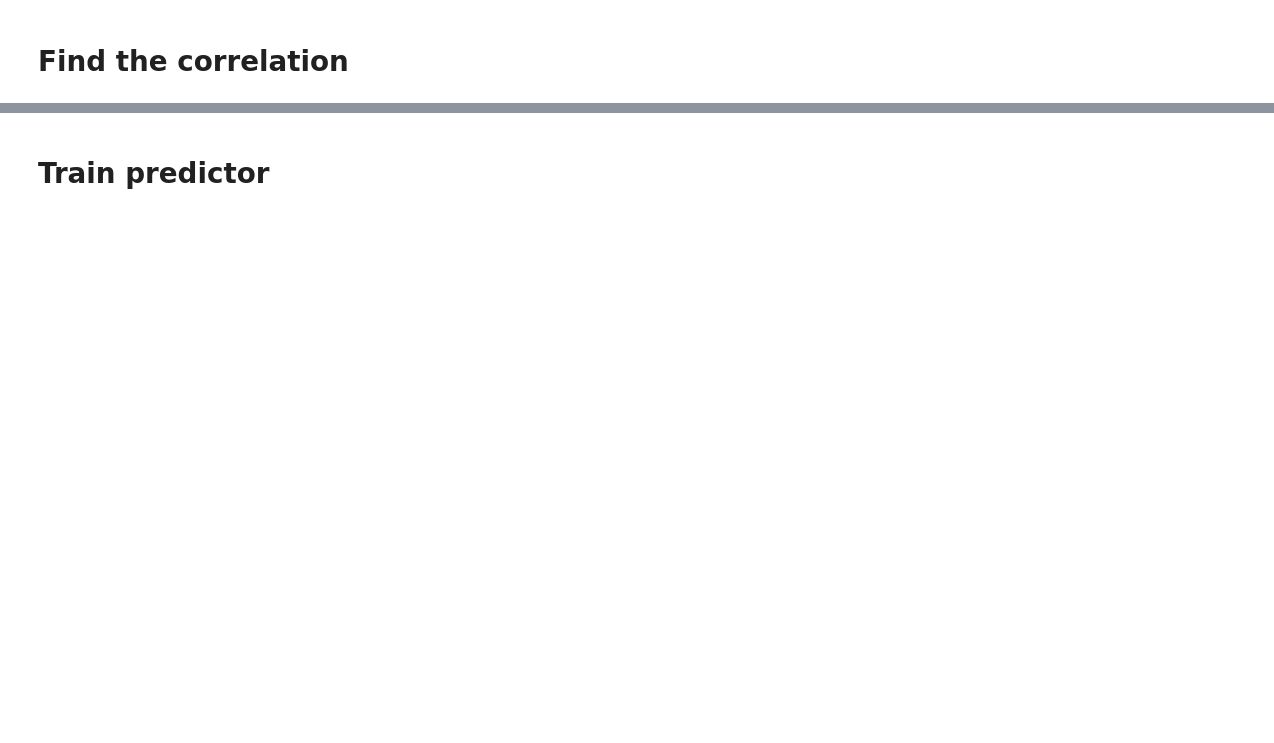
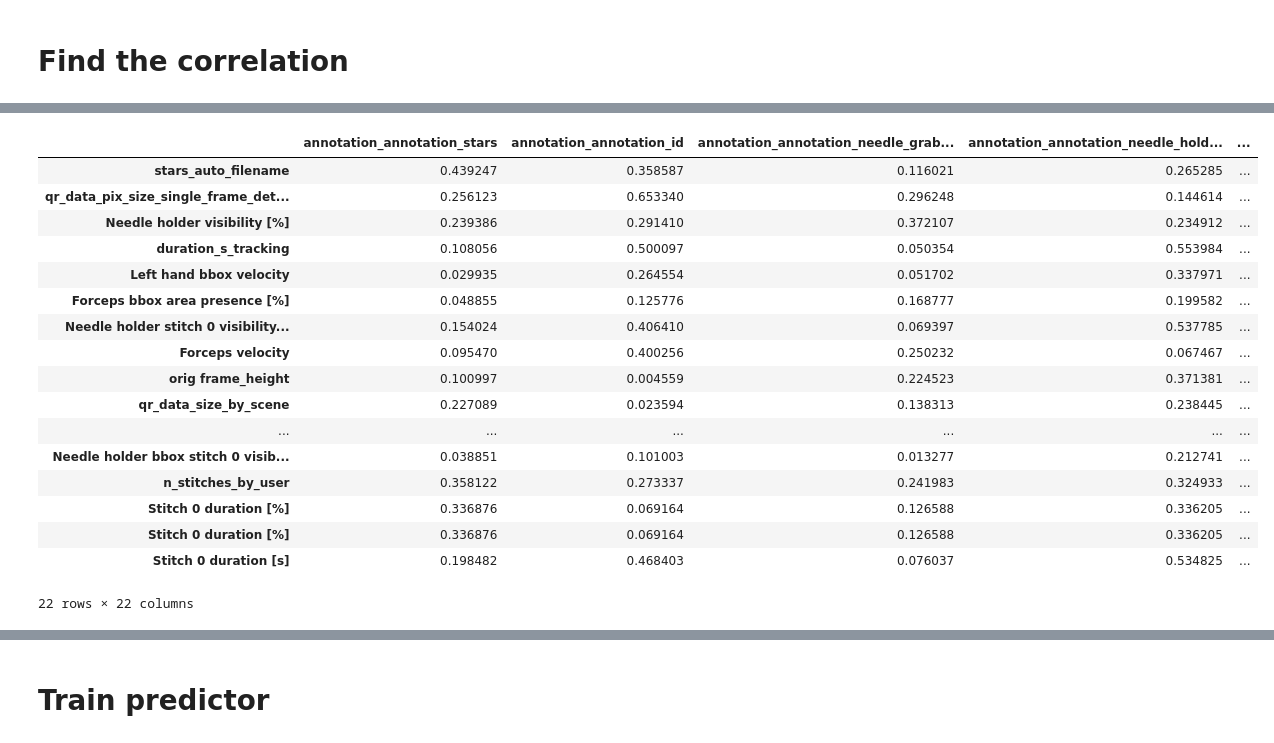
Before and after one commit to mjirik/surgeryanalyser, a Jupyter notebook: devel/2024-02_pigleg_stats_evalutaion_students_stats.ipynb, the cells around one changed output, grey strips where cells are left out. Cells and saved outputs as stored; diff of their text form; code cells hidden in the pictures; blank space fills up the shorter version.

```diff
--- a/devel/2024-02_pigleg_stats_evalutaion_students_stats.ipynb
+++ b/devel/2024-02_pigleg_stats_evalutaion_students_stats.ipynb
@@ -257,0 +406,14 @@ sns.pairplot(dfs, y_vars=corr.index,
+# %%
+# try to find the best columns to predict stars_auto
+
+
+corr = dfs.corr(numeric_only=True)
+numeric_cols = corr.columns[corr.columns.str.contains("annotation_annotation")]
+corr = corr[numeric_cols].abs()# .sort_values(by="annotation_annotation_stars", ascending=False).head(10)
+# keep just rows not containing "annotation_annotation" in the index
+corr = corr[~corr.index.str.contains("annotation_annotation")]
+
+# [list(cols)].abs()# .sort_values(ascending=False).head(10)
+# corr = corr[corr.index != "stars_auto"]
+
+corr
@@ -257,0 +434,22 @@ sns.pairplot(dfs, y_vars=corr.index,
+# %%
+# argmax in dataframe
+corr.loc[corr.idxmax()]
+# %% [output]
+|  | annotation_annotation_stars | annotation_annotation_id | annotation_annotation_needle_grab... | annotation_annotation_needle_hold... | ... |
+| stars_auto_filename | 0.439247 | 0.358587 | 0.116021 | 0.265285 | ... |
+| qr_data_pix_size_single_frame_det... | 0.256123 | 0.653340 | 0.296248 | 0.144614 | ... |
+| Needle holder visibility [%] | 0.239386 | 0.291410 | 0.372107 | 0.234912 | ... |
+| duration_s_tracking | 0.108056 | 0.500097 | 0.050354 | 0.553984 | ... |
+| Left hand bbox velocity | 0.029935 | 0.264554 | 0.051702 | 0.337971 | ... |
+| Forceps bbox area presence [%] | 0.048855 | 0.125776 | 0.168777 | 0.199582 | ... |
+| Needle holder stitch 0 visibility... | 0.154024 | 0.406410 | 0.069397 | 0.537785 | ... |
+| Forceps velocity | 0.095470 | 0.400256 | 0.250232 | 0.067467 | ... |
+| orig frame_height | 0.100997 | 0.004559 | 0.224523 | 0.371381 | ... |
+| qr_data_size_by_scene | 0.227089 | 0.023594 | 0.138313 | 0.238445 | ... |
+| ... | ... | ... | ... | ... | ... |
+| Needle holder bbox stitch 0 visib... | 0.038851 | 0.101003 | 0.013277 | 0.212741 | ... |
+| n_stitches_by_user | 0.358122 | 0.273337 | 0.241983 | 0.324933 | ... |
+| Stitch 0 duration [%] | 0.336876 | 0.069164 | 0.126588 | 0.336205 | ... |
+| Stitch 0 duration [%] | 0.336876 | 0.069164 | 0.126588 | 0.336205 | ... |
+| Stitch 0 duration [s] | 0.198482 | 0.468403 | 0.076037 | 0.534825 | ... |
+22 rows × 22 columns
```
Also changed, not shown: parts of 38 cells of this notebook, 7 other files.
